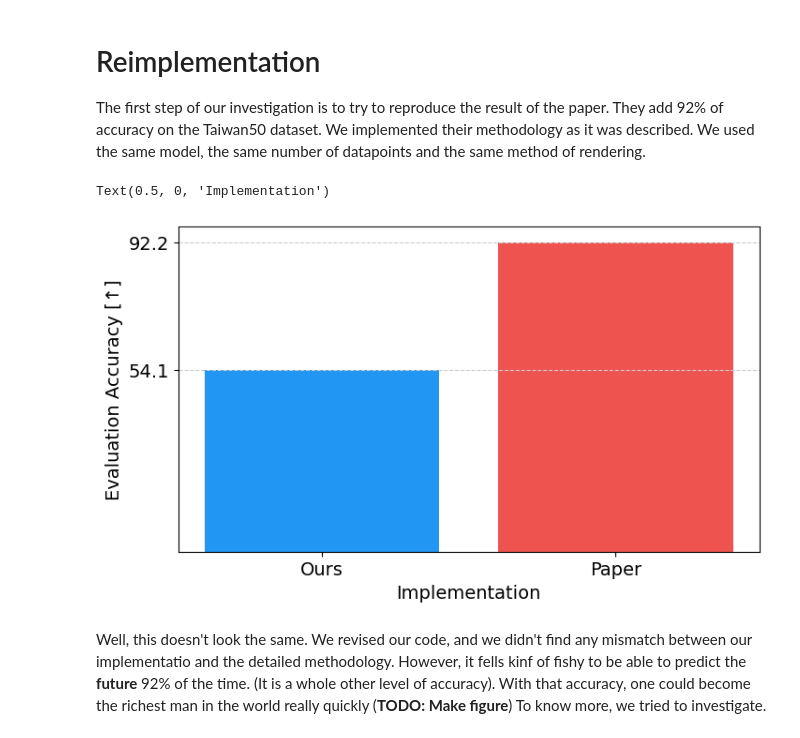
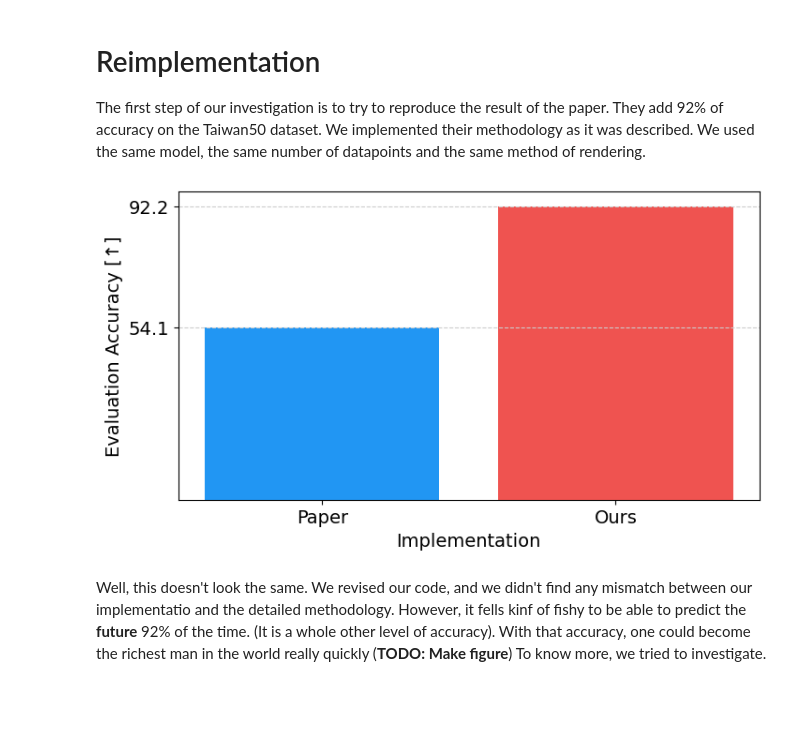
Before and after one commit to anthol42/MLSP-final_project, a Jupyter notebook: deep/notebooks/ablation.ipynb, the cells around one changed output. Drawn from its saved outputs; the diff is of its cells as text; code cells hidden in the pictures; blank space fills up the shorter version.

Commit message:
Feat(savefig): Now save figs as SVG in the ablation notebook

```diff
--- a/deep/notebooks/ablation.ipynb
+++ b/deep/notebooks/ablation.ipynb
@@ -20,7 +20,10 @@ plt.rc('font', **font)
 # %%
 # Get result table and event reporter
 rTable = Table("results/resultTable.json").export()
-# reporter = Reporter(log_dir=f'runs/{run_id}', comment=comment)
+OUT_FIGS = "results/figs"
+
+if not os.path.exists(OUT_FIGS):
+    os.makedirs(OUT_FIGS)
 # %%
 rTable
 # %% [output]
@@ -54,18 +57,20 @@ We implemented their methodology as it was described. We used the same model, th
 # %%
 runID = 10
 perf = rTable.loc[runID]
 our_acc = perf["accuracy"] * 100
 their_acc = 92.2
-names = ["Ours", "Paper"]
+names = ["Paper", "Ours"]
 plt.bar(names, [our_acc, their_acc], color=COLORS[:2])
 plt.yticks([our_acc, their_acc])
 # plt.ylim(0.60, 0.62)
 plt.ylabel("Evaluation Accuracy [↑]")
 plt.grid(axis="y")
 plt.xlabel("Implementation")
+if OUT_FIGS is not None:
+    plt.subplots_adjust(bottom=0.15)
+    plt.savefig(f"{OUT_FIGS}/reimplementation.svg")
 # %% [output]
-Text(0.5, 0, 'Implementation')
-[figure, old version]
+[figure, new version]
 # %% [markdown]
 Well, this doesn't look the same. We revised our code, and we didn't find any mismatch between our implementatio and the detailed methodology. However, it fells kinf of fishy to be able to predict the **future** 92% of the time. (It is a whole other level of accuracy). With that accuracy, one could become the richest man in the world really quickly (**TODO: Make figure**) To know more, we tried to investigate.
 # %% [markdown]
```
Also changed, not shown: parts of 8 cells of this notebook.
